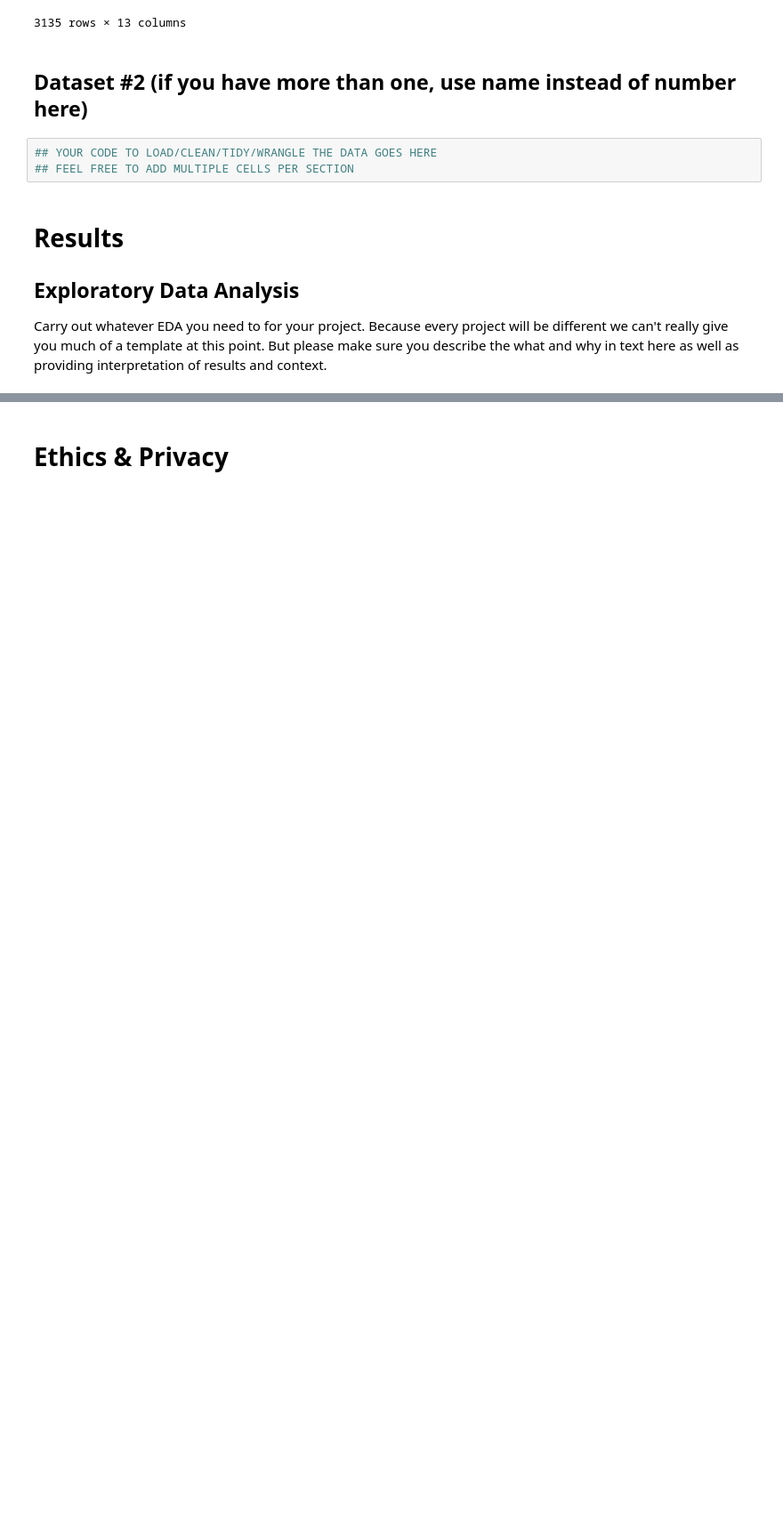
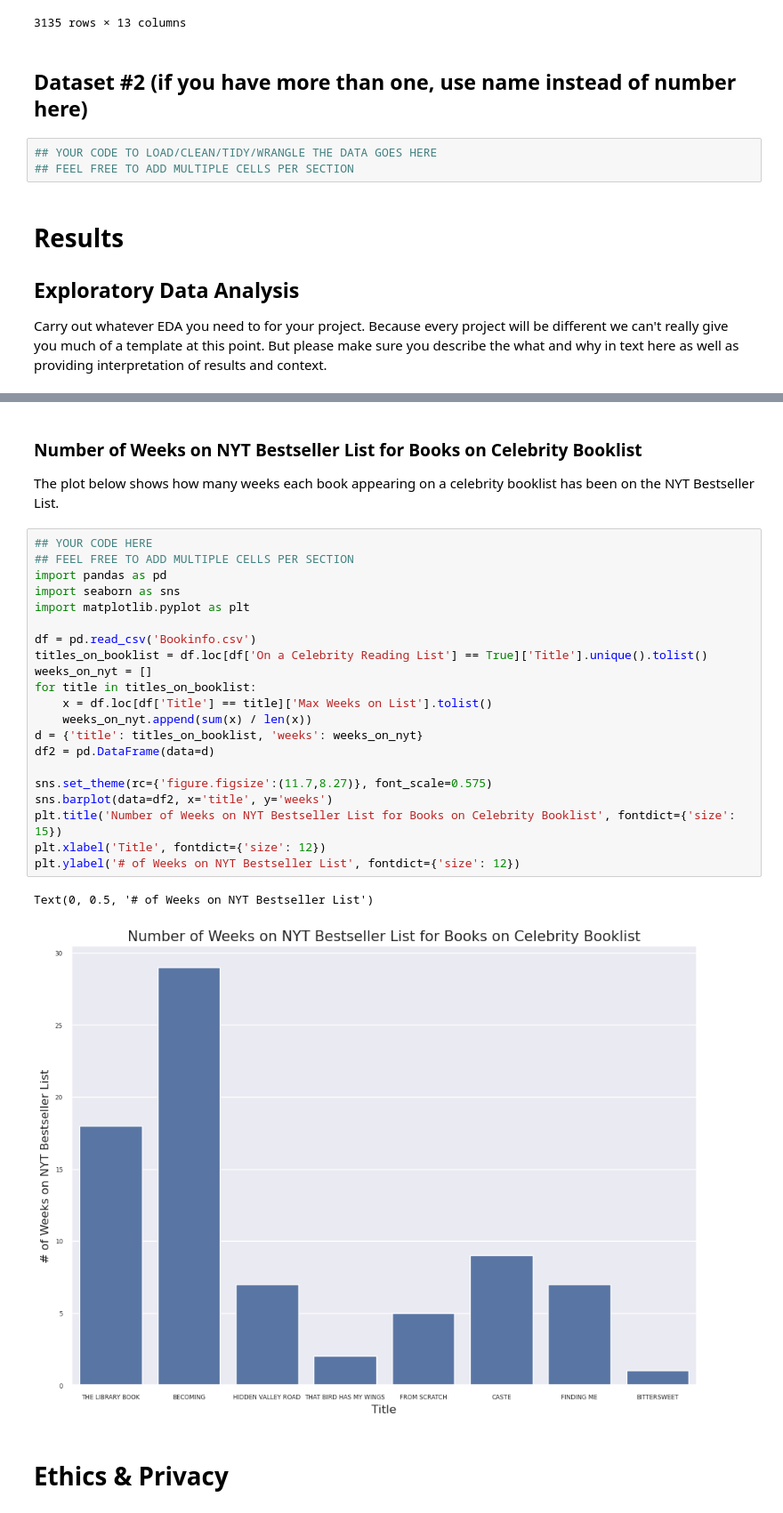
Before and after one commit to satyar2003/cogs-108-project, a Jupyter notebook: EDACheckpoint_Group019-FA24.ipynb, the cells around one changed output, grey strips where cells are left out. Shown at 89% size. Saved outputs shown, nothing was run; the diff lists cells and outputs as text; blank space fills up the shorter version.

```diff
--- a/EDACheckpoint_Group019-FA24.ipynb
+++ b/EDACheckpoint_Group019-FA24.ipynb
@@ -210,3 +224,31 @@ Some more words and stuff.  Remember notebooks work best if you interleave the c
+# %% [markdown]
+### Number of Weeks on NYT Bestseller List for Books on Celebrity Booklist
+
+The plot below shows how many weeks each book appearing on a celebrity booklist has been on the NYT Bestseller List.
+# %%
+## YOUR CODE HERE
+## FEEL FREE TO ADD MULTIPLE CELLS PER SECTION
+import pandas as pd
+import seaborn as sns
+import matplotlib.pyplot as plt
+
+df = pd.read_csv('Bookinfo.csv')
+titles_on_booklist = df.loc[df['On a Celebrity Reading List'] == True]['Title'].unique().tolist()
+weeks_on_nyt = []
+for title in titles_on_booklist:
+    x = df.loc[df['Title'] == title]['Max Weeks on List'].tolist()
+    weeks_on_nyt.append(sum(x) / len(x))
+d = {'title': titles_on_booklist, 'weeks': weeks_on_nyt}
+df2 = pd.DataFrame(data=d)
+
+sns.set_theme(rc={'figure.figsize':(11.7,8.27)}, font_scale=0.575)
+sns.barplot(data=df2, x='title', y='weeks')
+plt.title('Number of Weeks on NYT Bestseller List for Books on Celebrity Booklist', fontdict={'size': 15})
+plt.xlabel('Title', fontdict={'size': 12})
+plt.ylabel('# of Weeks on NYT Bestseller List', fontdict={'size': 12})
+# %% [output]
+Text(0, 0.5, '# of Weeks on NYT Bestseller List')
+[figure, added]
 # %% [markdown]
 # Ethics & Privacy
 # %% [markdown]
```
Also changed, not shown: parts of 7 cells of this notebook.
